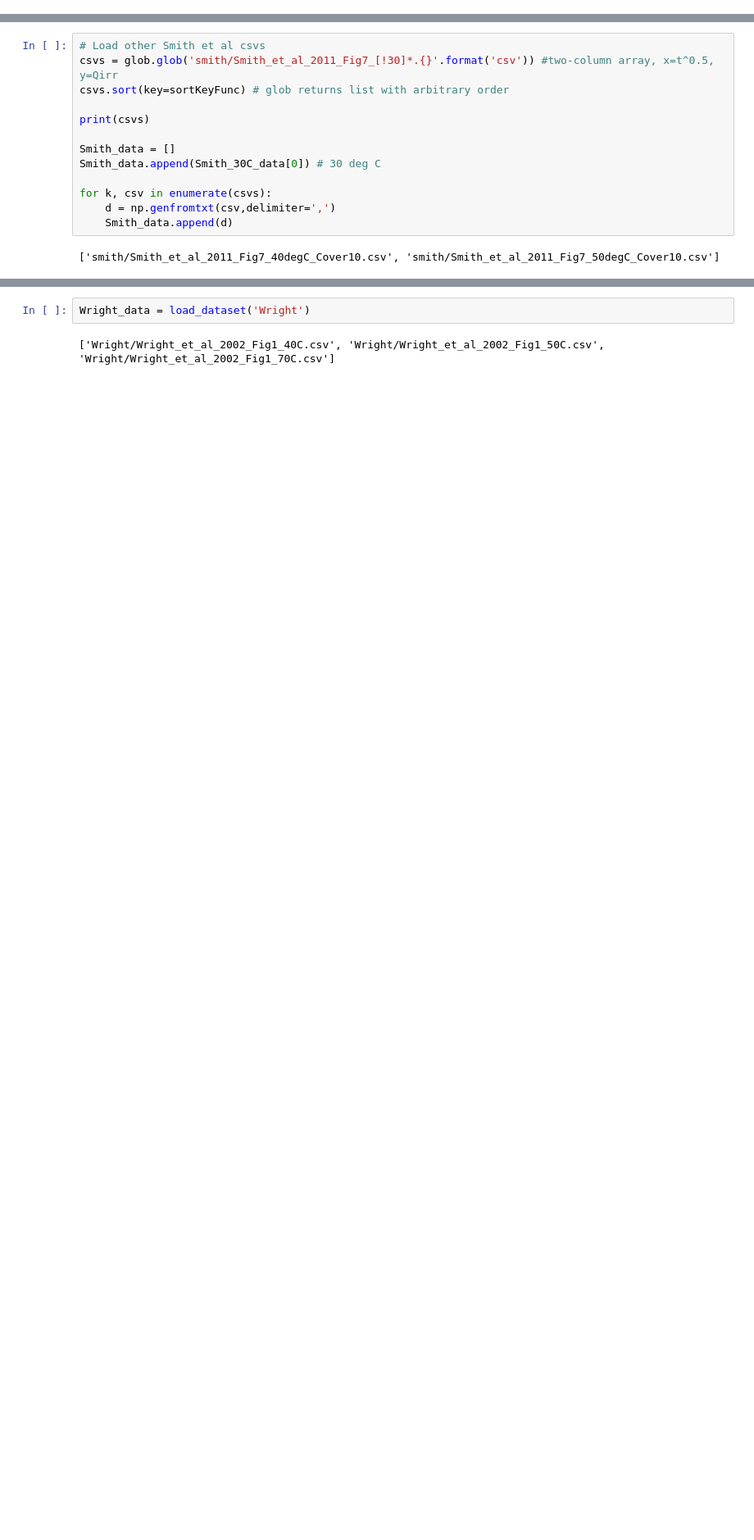
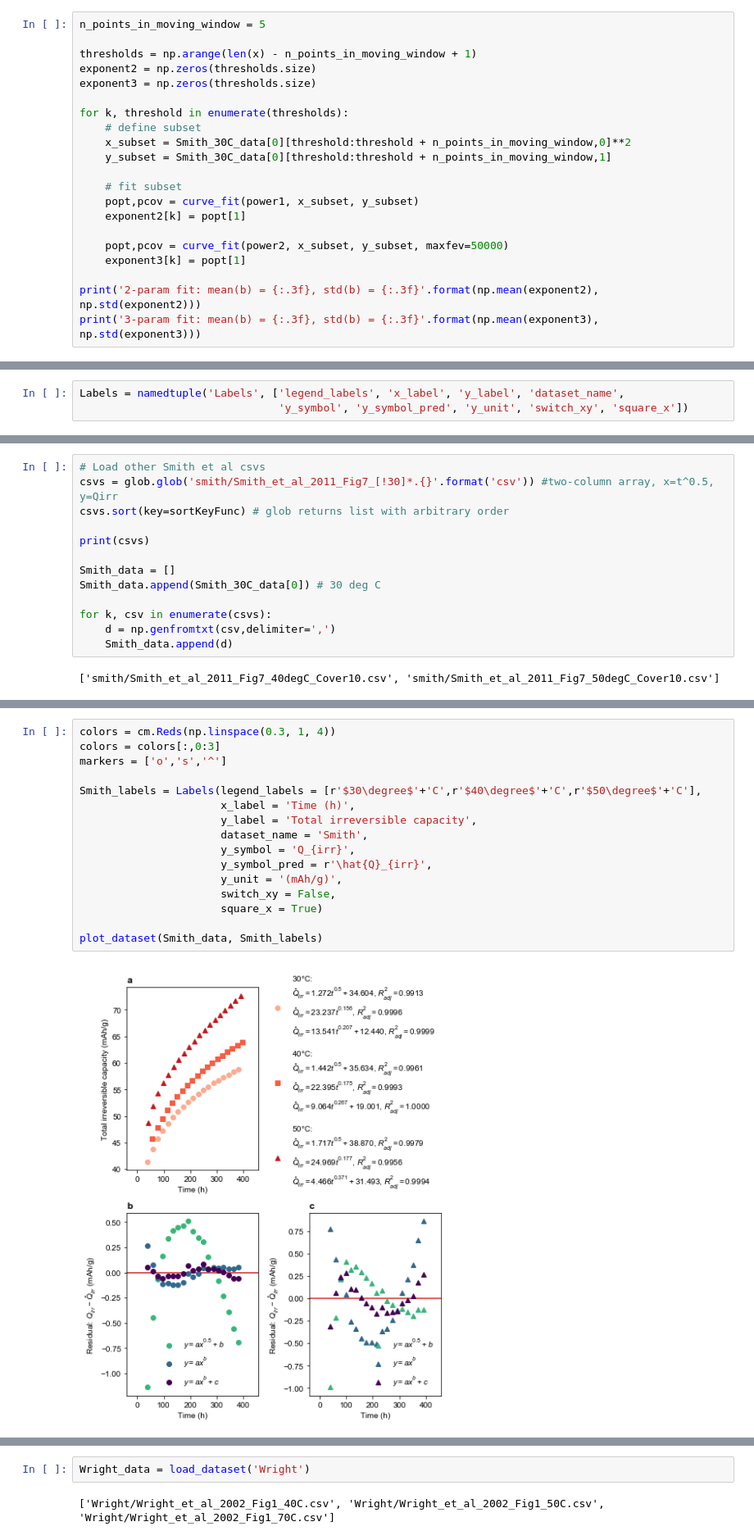
Before and after one commit to petermattia/SEI-growth-time-dependence, a Jupyter notebook: SEI time dependence.ipynb, the cells around one changed output, grey strips where cells are left out. Shown: that part at 82% size. Drawn from its saved outputs; the diff is of its cells as text; blank space fills up the shorter version.

```diff
--- a/SEI time dependence.ipynb
+++ b/SEI time dependence.ipynb
@@ -268 +294,22 @@ plt.savefig('figures/Smith_30C_predictions.eps',bbox_inches='tight',format='eps'
 Does the exponent become closer to 0.5 at later times? Here we see how the exponent changes throughtout the dataset. We use a five-point moving window.
+# %%
+n_points_in_moving_window = 5
+
+thresholds = np.arange(len(x) - n_points_in_moving_window + 1)
+exponent2 = np.zeros(thresholds.size)
+exponent3 = np.zeros(thresholds.size)
+
+for k, threshold in enumerate(thresholds):
+    # define subset
+    x_subset = Smith_30C_data[0][threshold:threshold + n_points_in_moving_window,0]**2
+    y_subset = Smith_30C_data[0][threshold:threshold + n_points_in_moving_window,1]
+
+    # fit subset
+    popt,pcov = curve_fit(power1, x_subset, y_subset)
+    exponent2[k] = popt[1]
+
+    popt,pcov = curve_fit(power2, x_subset, y_subset, maxfev=50000)
+    exponent3[k] = popt[1]
+
+print('2-param fit: mean(b) = {:.3f}, std(b) = {:.3f}'.format(np.mean(exponent2), np.std(exponent2)))
+print('3-param fit: mean(b) = {:.3f}, std(b) = {:.3f}'.format(np.mean(exponent3), np.std(exponent3)))
@@ -300,0 +361,3 @@ def sortKeyFunc(s):
+# %%
+Labels = namedtuple('Labels', ['legend_labels', 'x_label', 'y_label', 'dataset_name',
+                               'y_symbol', 'y_symbol_pred', 'y_unit', 'switch_xy', 'square_x'])
@@ -346,3 +516,21 @@ plt.savefig('figures/Smith.eps',bbox_inches='tight',format='eps')
+# %%
+colors = cm.Reds(np.linspace(0.3, 1, 4))
+colors = colors[:,0:3]
+markers = ['o','s','^']
+
+Smith_labels = Labels(legend_labels = [r'$30\degree$'+'C',r'$40\degree$'+'C',r'$50\degree$'+'C'],
+                      x_label = 'Time (h)',
+                      y_label = 'Total irreversible capacity',
+                      dataset_name = 'Smith',
+                      y_symbol = 'Q_{irr}',
+                      y_symbol_pred = r'\hat{Q}_{irr}',
+                      y_unit = '(mAh/g)',
+                      switch_xy = False,
+                      square_x = True)
+
+plot_dataset(Smith_data, Smith_labels)
+# %% [output]
+[figure, added]
 # %% [markdown]
 ### Wright et al
 [Link to paper](https://doi.org/10.1016/S0378-7753(02)00210-0)
```
Also changed, not shown: parts of 76 cells of this notebook, 12 other files.
